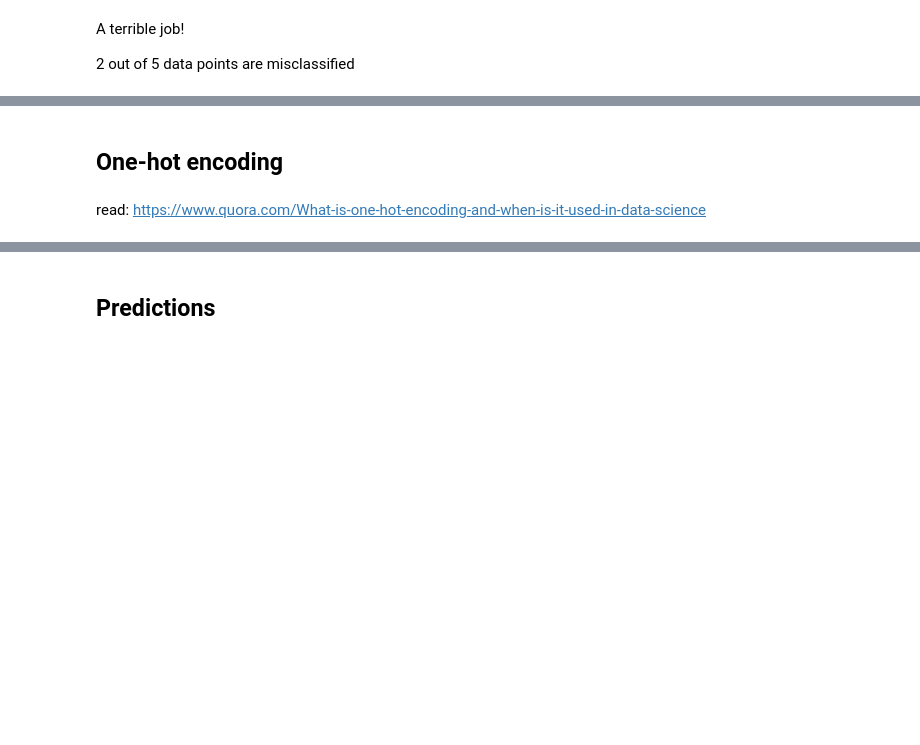
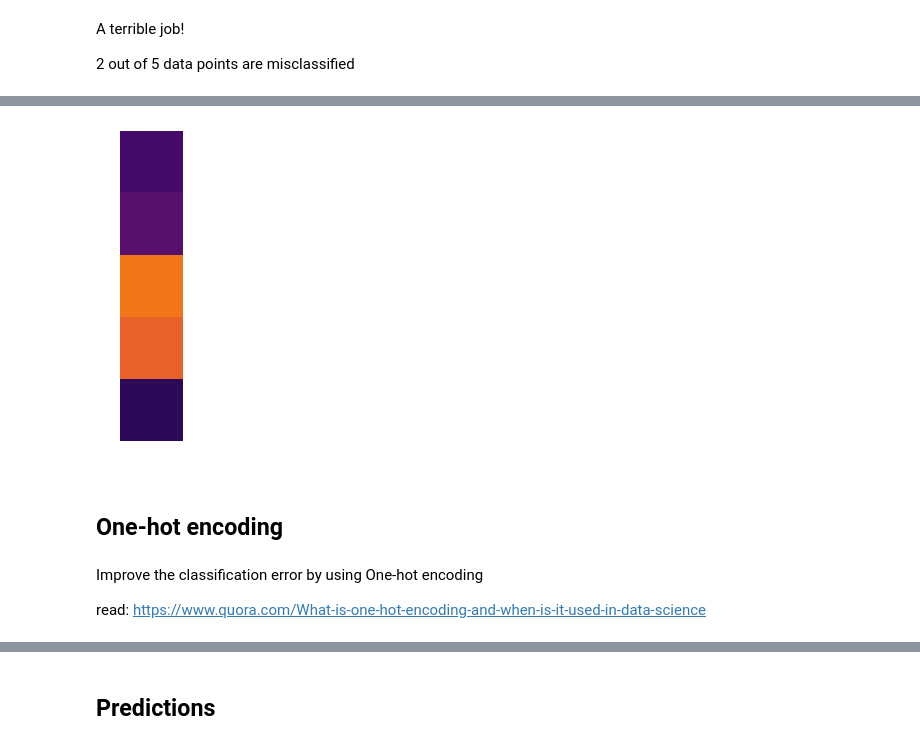
Before and after one commit to RaduStoicescu/TensorFlow-in-small-bites, a Jupyter notebook: 1.4 Use Logits.ipynb, the cells around one changed output, grey strips where cells are left out. Drawn from its saved outputs; the diff is of its cells as text; code cells hidden in the pictures; blank space fills up the shorter version.

```diff
--- a/1.4 Use Logits.ipynb
+++ b/1.4 Use Logits.ipynb
@@ -23,10 +25,10 @@ Copy/Paste, changing just the function mapping
 x = tf.constant([[0.],[1.],[2.],[3.],[20.]])
 y = tf.constant([[0.],[0.],[1.],[1.],[1.]])
 
-w = tf.Variable([[0.]])
-b = tf.Variable([[0.]])
+weight = tf.Variable([[0.]])
+bias = tf.Variable([[0.]])
 
-y_pred = tf.matmul(x, w) + b
+y_pred = tf.matmul(x, weight) + bias
 
 loss = (y - y_pred)**2
 
@@ -52,18 +60,19 @@ It is easyer to look at the error as a heatmap, so let's create a function that
 # %%
-import matplotlib.pyplot as plt
-import numpy as np
-
-def error_heatmap(data):
+def heatmap(data):
     data = map(abs, data)
     img = plt.imshow(data, interpolation='nearest')
-    img.set_cmap('hot')
+    img.set_cmap('inferno')
     plt.clim(0,1)
     plt.axis('off')
     plt.show()
 # %%
-error_heatmap(sess.run(y_pred) - sess.run(y))
+heatmap(sess.run(y_pred) - sess.run(y))
+# %% [output]
+[figure, added]
 # %% [markdown]
 ## One-hot encoding
 # %% [markdown]
+Improve the classification error by using One-hot encoding
+
 read: https://www.quora.com/What-is-one-hot-encoding-and-when-is-it-used-in-data-science
 # %% [markdown]
```
Also changed, not shown: parts of 9 cells of this notebook, 8 other files.
